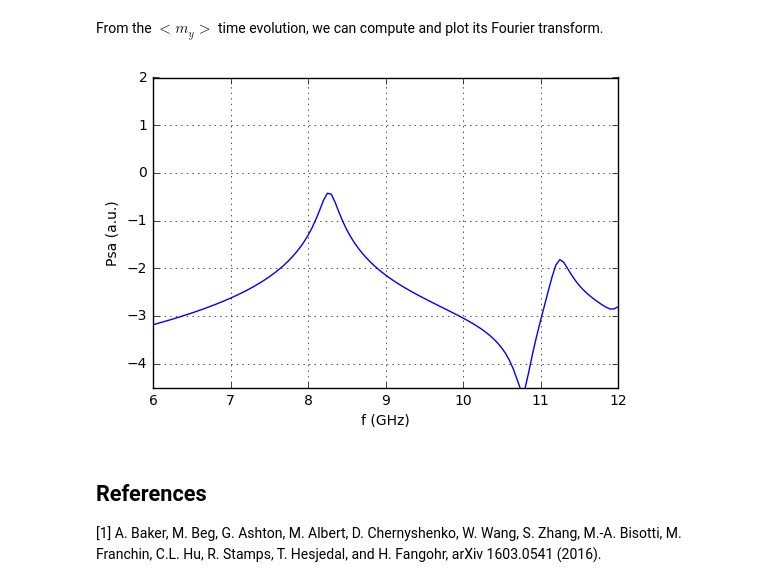
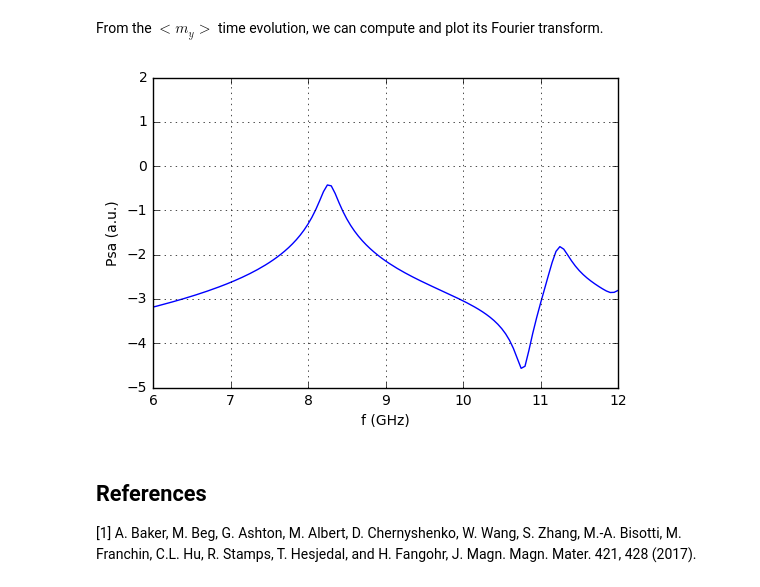
Before and after one commit to ubermag/oommfc, a Jupyter notebook: docs/ipynb/standard_problem_fmr.ipynb, the cells around one changed output. Saved outputs shown, nothing was run; the diff lists cells and outputs as text; code cells hidden in the pictures.

```diff
--- a/docs/ipynb/standard_problem_fmr.ipynb
+++ b/docs/ipynb/standard_problem_fmr.ipynb
@@ -98,17 +98,17 @@ From the $<m_{y}>$ time evolution, we can compute and plot its Fourier transform
 # %%
 import scipy.fftpack
 
 psd = np.log10(np.abs(scipy.fftpack.fft(my))**2)
 f_axis = scipy.fftpack.fftfreq(4000, d=20e-9/4000)
 
 plt.plot(f_axis/1e9, psd)
 plt.xlim([6, 12])
-plt.ylim([-4.5, 2])
+plt.ylim([-5, 2])
 plt.xlabel('f (GHz)')
 plt.ylabel('Psa (a.u.)')
 plt.grid()
 # %% [output]
-[figure, old version]
+[figure, new version]
 # %% [markdown]
 ## References
-[1] A. Baker, M. Beg, G. Ashton, M. Albert, D. Chernyshenko, W. Wang, S. Zhang, M.-A. Bisotti, M. Franchin, C.L. Hu, R. Stamps, T. Hesjedal, and H. Fangohr, arXiv 1603.0541 (2016).
+[1] A. Baker, M. Beg, G. Ashton, M. Albert, D. Chernyshenko, W. Wang, S. Zhang, M.-A. Bisotti, M. Franchin, C.L. Hu, R. Stamps, T. Hesjedal, and H. Fangohr, J. Magn. Magn. Mater. 421, 428 (2017).
```
